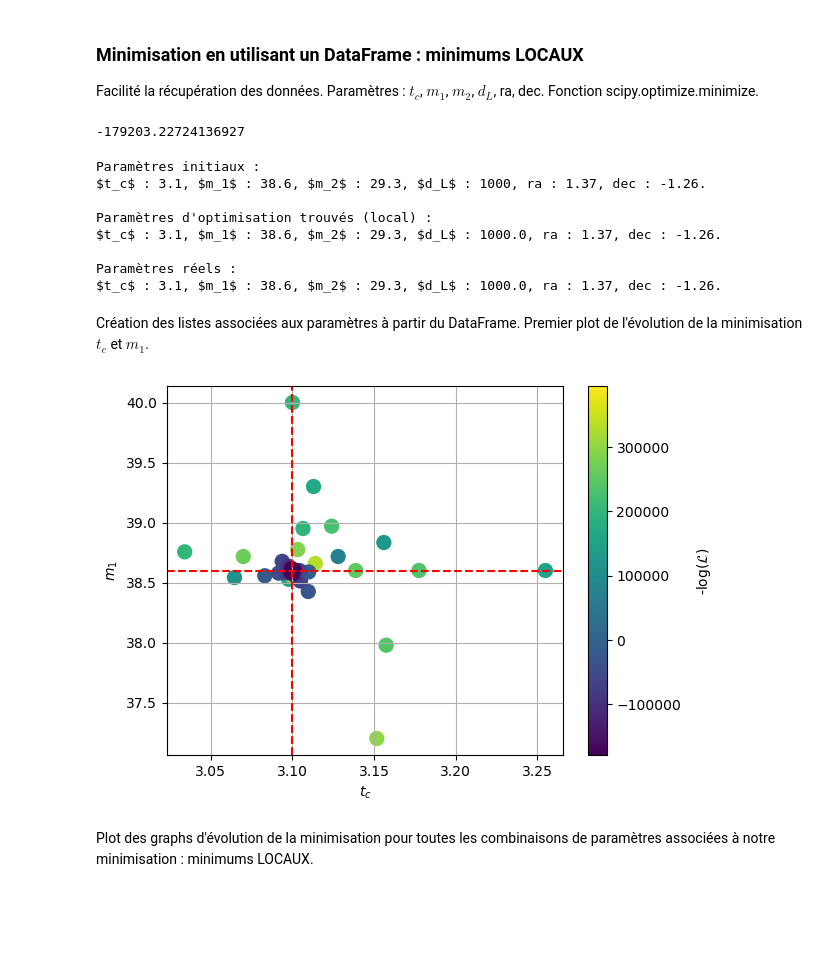
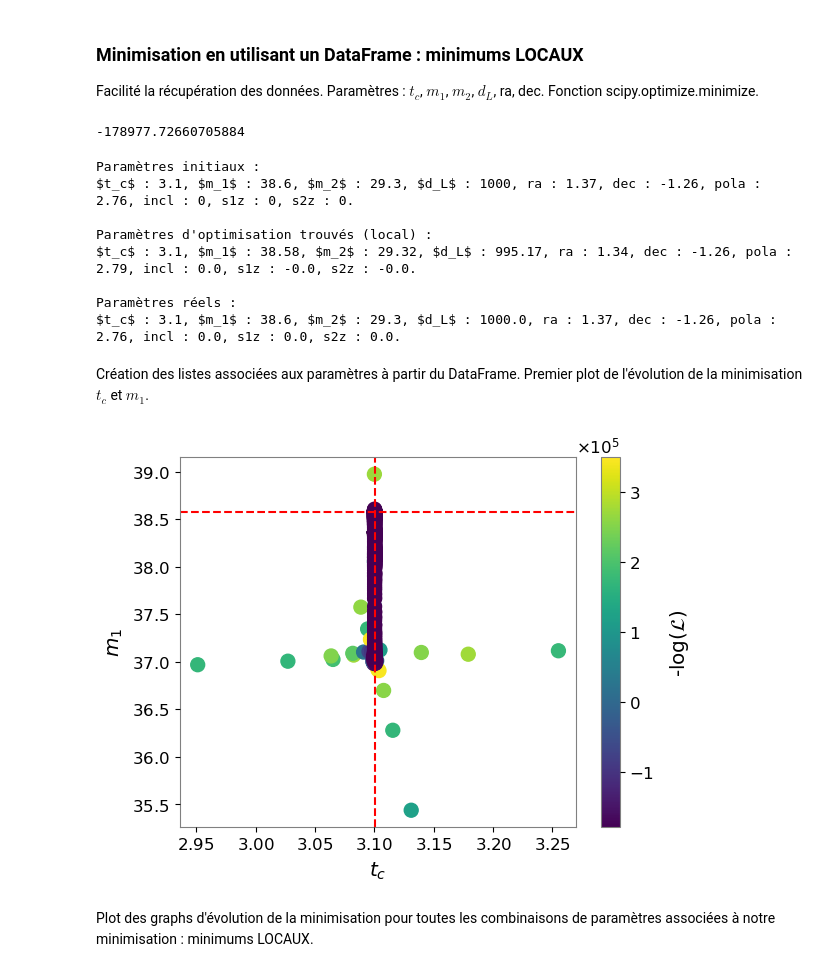
Before and after one commit to Glorieux-Victor/Internship_Victor_CBC_ET, a Jupyter notebook: likelihood_gaussian_pycbc_adrian.ipynb, the cells around one changed output. Saved outputs shown, nothing was run; the diff lists cells and outputs as text; code cells hidden in the pictures; blank space fills up the shorter version.

Commit message:
le code est likelihood_gaussian

```diff
--- a/likelihood_gaussian_pycbc_adrian.ipynb
+++ b/likelihood_gaussian_pycbc_adrian.ipynb
@@ -134,75 +137,99 @@ from scipy.optimize import minimize
 import time
 
 params_dataFrame = pd.DataFrame(data={'mloglik': [],'tc': [], 'mass1': [],
-                                     'mass2': [], 'distance': [], 'ra' : [], 'dec' : []})
+                                     'mass2': [], 'distance': [], 'ra' : [], 'dec' : [],
+                                     'polarization': [], 'inclination': [], 'spin1z' : [], 'spin2z' : []})
 k=0
+
+
 
 def likelihood_calculation(params):
 
     global params_dataFrame, k
-    model.update(tc=params[0],mass1=params[1],mass2=params[2],distance=params[3],ra=params[4],dec=params[5])
+
+    mass1 = mass1_from_mchirp_q(mchirp=params[1],q=params[2])
+    mass2 = mass2_from_mchirp_q(mchirp=params[1],q=params[2])
+
+    model.update(tc=params[0],mass1=mass1,mass2=mass2,distance=params[3],ra=params[4],dec=params[5],
+                 polarization=params[6],inclination=params[7],spin1z=params[8],spin2z=params[9])
     mloglik = - model.loglr
 
-    add = pd.DataFrame(data={'mloglik': mloglik, 'tc': params[0], 'mass1': params[1],
-                             'mass2': params[2], 'distance': params[3], 'ra' : params[4],
-                             'dec' : params[5]},index=[k])
+    add = pd.DataFrame(data={'mloglik': mloglik, 'tc': params[0], 'mass1': mass1,
+                             'mass2': mass2, 'distance': params[3], 'ra' : params[4],
+                             'dec' : params[5], 'polarization': params[6], 'inclination': params[7],
+                             'spin1z' : params[8], 'spin2z' : params[9]},index=[k])
     params_dataFrame = pd.concat([params_dataFrame,add])
     k +=1
 
     print (mloglik, end="\r")
-    time.sleep(0.1)
+    #time.sleep(0.1)
 
     return mloglik
 
-#true params : (tc=3.1, mass1=38.6, mass2=29.3, distance = 1000, ra = 1.37, dec = -1.26)
-initial_params = [3.1, 38.6, 29.3, 1000, 1.37, -1.26]
+mass1_init = para_reels[1]
+mass2_init = para_reels[2]
+mchirp = mchirp_from_mass1_mass2(mass1_init,mass2_init)
+q = q_from_mass1_mass2(mass1_init,mass2_init)
+#true params : (tc=3.1, chirp_mass, q, dist = 1000, ra = 1.37, dec = -1.26, pola=2.76, incl = 0, s1z=0, s2z=0)
+initial_params = [3.1, mchirp, q, 1000, 1.37, -1.26,2.76,0,0,0]
 #Nelder-Mead
-bounds=((2,4),(20,40),(20,40),(900,1100),(-2,2),(-2,2))
-result = minimize(likelihood_calculation, method = 'Nelder-Mead', bounds=bounds, x0=initial_params, tol=1e-3)
+bounds=((0,10),(1,500),(0.1,20),(10,10000),(0,7.5),(-4,4),(0,7.5),(0,4),(-1,1),(-1,1))
+result = minimize(likelihood_calculation, method = 'Nelder-Mead', bounds=bounds, x0=initial_params, tol=1e-2)
+
+params_dataFrame.to_csv("data_files/params_dataFrame_file_chirp_noise.txt")
 # %% [output]
--179203.22724136927
+-178977.72660705884
 # %%
 para_opti = result.x
+mass1_init = para_reels[1]
+mass2_init = para_reels[2]
+mass1_opti = round(mass1_from_mchirp_q(mchirp=para_opti[1],q=para_opti[2]),2)
+mass2_opti = round(mass2_from_mchirp_q(mchirp=para_opti[1],q=para_opti[2]),2)
+para_opti_rd = [round(i,2) for i in para_opti]
 print('Paramètres initiaux :')
-print('$t_c$ : {}, $m_1$ : {}, $m_2$ : {}, $d_L$ : {}, ra : {}, dec : {}.'.format(initial_params[0],
-     initial_params[1], initial_params[2], initial_params[3], initial_params[4], initial_params[5]))
+print(r'$t_c$ : {}, $m_1$ : {}, $m_2$ : {}, $d_L$ : {}, ra : {}, dec : {}, pola : {}, incl : {}, s1z : {}, s2z : {}.'.format(initial_params[0],
+     mass1_init, mass2_init, initial_params[3], initial_params[4], initial_params[5],initial_params[6],initial_params[7],initial_params[8],initial_params[9]))
 print('\nParamètres d\'optimisation trouvés (local) :')
-print('$t_c$ : {}, $m_1$ : {}, $m_2$ : {}, $d_L$ : {}, ra : {}, dec : {}.'.format(para_opti[0],
-     para_opti[1], para_opti[2], para_opti[3], para_opti[4], para_opti[5]))
+print(r'$t_c$ : {}, $m_1$ : {}, $m_2$ : {}, $d_L$ : {}, ra : {}, dec : {}, pola : {}, incl : {}, s1z : {}, s2z : {}.'.format(para_opti_rd[0],
+     mass1_opti, mass2_opti, para_opti_rd[3], para_opti_rd[4], para_opti_rd[5],para_opti_rd[6],para_opti_rd[7],para_opti_rd[8],para_opti_rd[9]))
 print('\nParamètres réels :')
-print('$t_c$ : {}, $m_1$ : {}, $m_2$ : {}, $d_L$ : {}, ra : {}, dec : {}.'.format(para_reels[0],
-     para_reels[1], para_reels[2], para_reels[3], para_reels[4], para_reels[5]))
+print(r'$t_c$ : {}, $m_1$ : {}, $m_2$ : {}, $d_L$ : {}, ra : {}, dec : {}, pola : {}, incl : {}, s1z : {}, s2z : {}.'.format(para_reels[0],
+     para_reels[1], para_reels[2], para_reels[3], para_reels[4], para_reels[5],para_reels[6],para_reels[7],para_reels[8],para_reels[9]))
 # %% [output]
 Paramètres initiaux :
-$t_c$ : 3.1, $m_1$ : 38.6, $m_2$ : 29.3, $d_L$ : 1000, ra : 1.37, dec : -1.26.
+$t_c$ : 3.1, $m_1$ : 38.6, $m_2$ : 29.3, $d_L$ : 1000, ra : 1.37, dec : -1.26, pola : 2.76, incl : 0, s1z : 0, s2z : 0.
 
 Paramètres d'optimisation trouvés (local) :
-$t_c$ : 3.1, $m_1$ : 38.6, $m_2$ : 29.3, $d_L$ : 1000.0, ra : 1.37, dec : -1.26.
+$t_c$ : 3.1, $m_1$ : 38.58, $m_2$ : 29.32, $d_L$ : 995.17, ra : 1.34, dec : -1.26, pola : 2.79, incl : 0.0, s1z : -0.0, s2z : -0.0.
 
 Paramètres réels :
-$t_c$ : 3.1, $m_1$ : 38.6, $m_2$ : 29.3, $d_L$ : 1000.0, ra : 1.37, dec : -1.26.
+$t_c$ : 3.1, $m_1$ : 38.6, $m_2$ : 29.3, $d_L$ : 1000.0, ra : 1.37, dec : -1.26, pola : 2.76, incl : 0.0, s1z : 0.0, s2z : 0.0.
 # %% [markdown]
 Création des listes associées aux paramètres à partir du DataFrame. Premier plot de l'évolution de la minimisation $t_c$ et $m_1$.
 # %%
 tc_list=params_dataFrame['tc']
 mass1_list=params_dataFrame['mass1']
 mass2_list=params_dataFrame['mass2']
 distance_list=params_dataFrame['distance']
 ra_list=params_dataFrame['ra']
 dec_list=params_dataFrame['dec']
+pola_list=params_dataFrame['polarization']
+incl_list=params_dataFrame['inclination']
+s1z_list=params_dataFrame['spin1z']
+s2z_list=params_dataFrame['spin2z']
 ll_ratio_test=params_dataFrame['mloglik']
 
 plt.scatter(tc_list, mass1_list, c=ll_ratio_test, cmap='viridis', s=100)
 plt.xlabel(r'$t_c$')
 plt.ylabel(r'$m_1$')
 plt.grid()
-data_tail = params_dataFrame.tail(1)
+data_tail = params_dataFrame.loc[params_dataFrame['mloglik'].idxmin()]
 plt.axhline(float(data_tail['mass1']),linestyle = 'dashed',color='r')
 plt.axvline(float(data_tail['tc']),linestyle = 'dashed',color='r')
 colorbar = plt.colorbar(orientation='vertical')
 colorbar.set_label(r'-log($\mathcal{L}$)', labelpad=10)
 # %% [output]
-[figure, old version]
+[figure, new version]
 # %% [markdown]
 Plot des graphs d'évolution de la minimisation pour toutes les combinaisons de paramètres associées à notre minimisation : minimums LOCAUX.
 # %%
```
Also changed, not shown: parts of 24 cells of this notebook, 20 other files.
